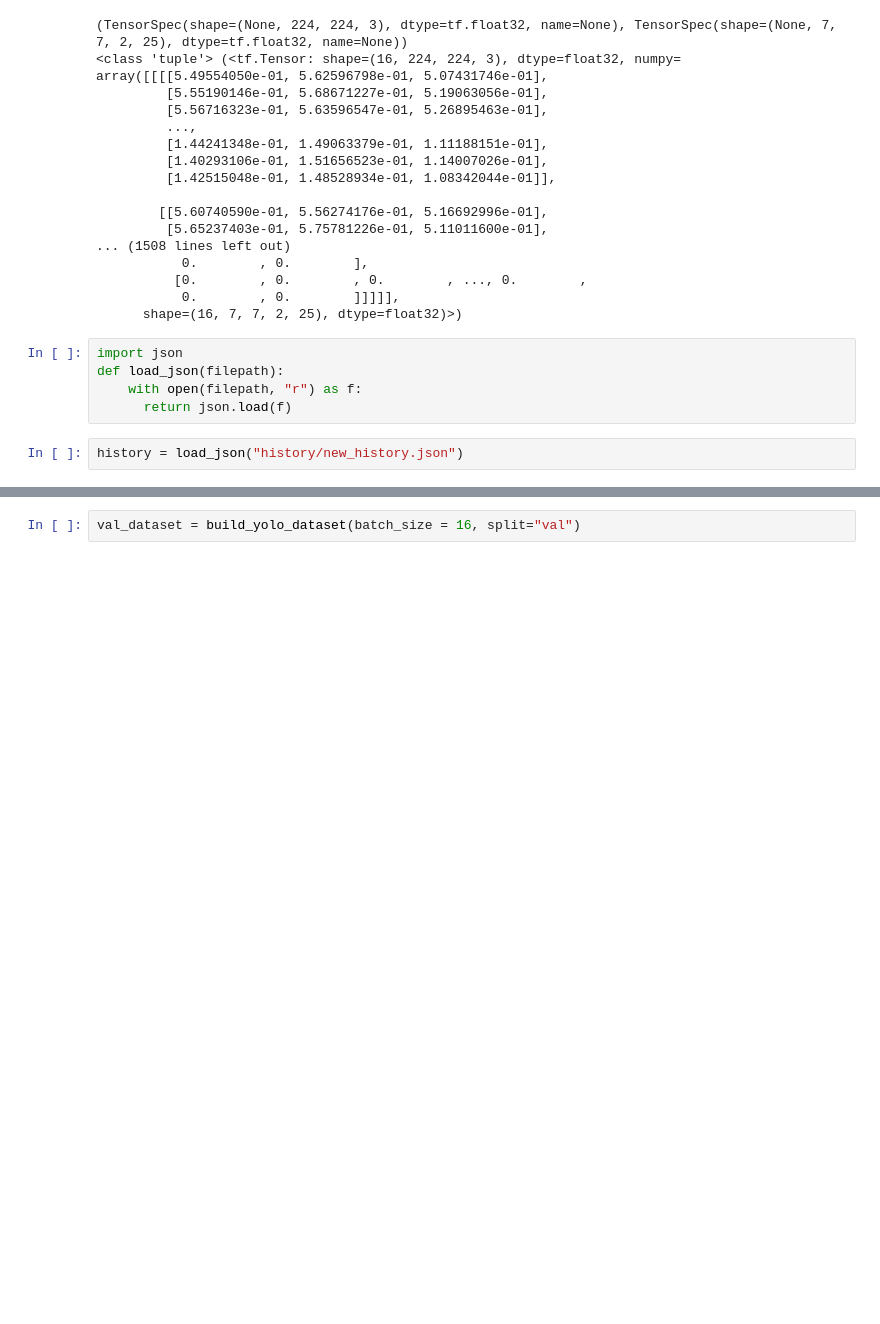
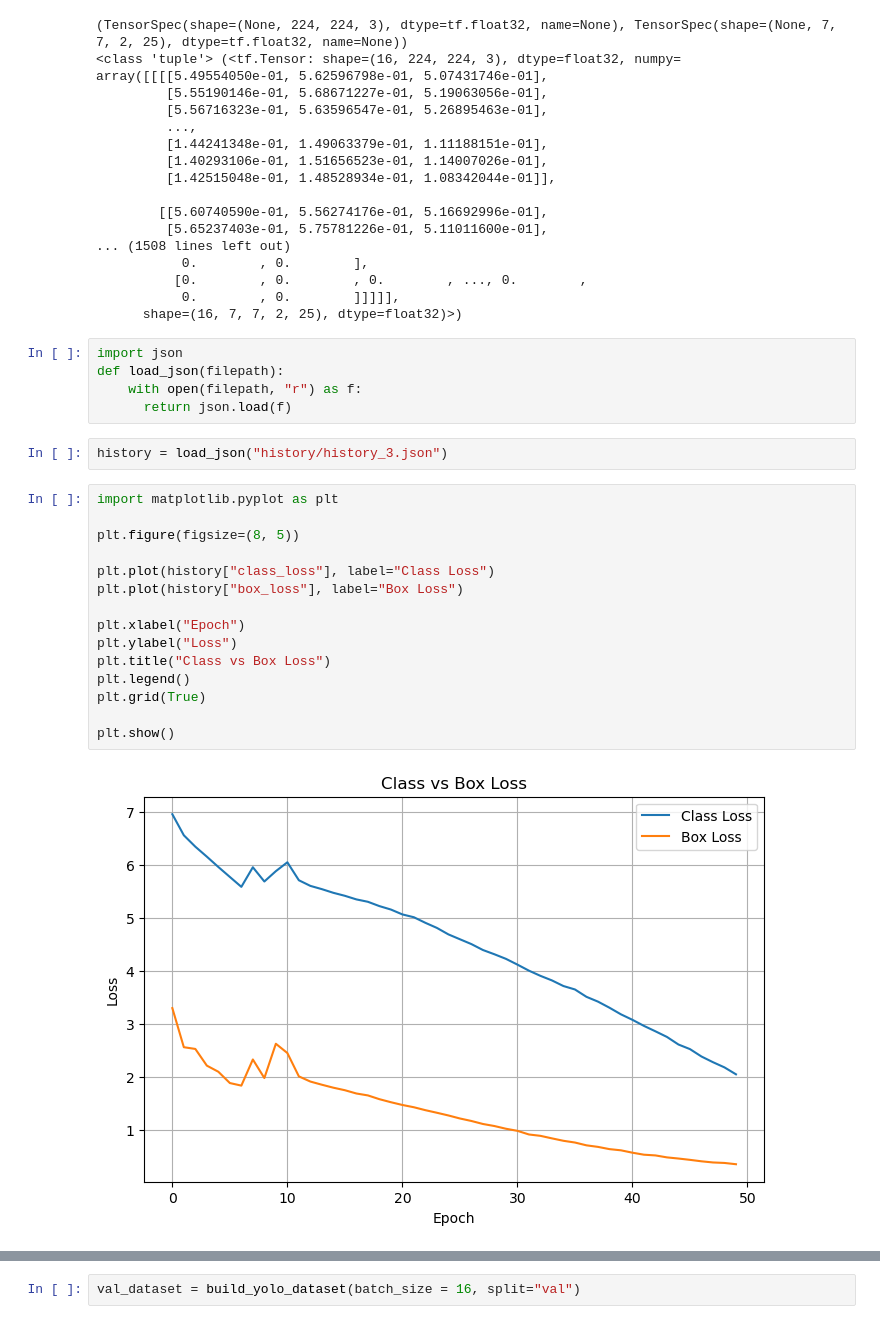
Before and after one commit to Kaizen0AI/yolo-from-scratch-tensorflow, a Jupyter notebook: training.ipynb, the cells around one changed output, grey strips where cells are left out. Saved outputs shown, nothing was run; the diff lists cells and outputs as text; blank space fills up the shorter version.

```diff
--- a/training.ipynb
+++ b/training.ipynb
@@ -128,7 +128,24 @@ def load_json(filepath):
     with open(filepath, "r") as f:
       return json.load(f)
 # %%
-history = load_json("history/new_history.json")
+history = load_json("history/history_3.json")
+# %%
+import matplotlib.pyplot as plt
+
+plt.figure(figsize=(8, 5))
+
+plt.plot(history["class_loss"], label="Class Loss")
+plt.plot(history["box_loss"], label="Box Loss")
+
+plt.xlabel("Epoch")
+plt.ylabel("Loss")
+plt.title("Class vs Box Loss")
+plt.legend()
+plt.grid(True)
+
+plt.show()
+# %% [output]
+[figure, added]
 # %%
 import matplotlib.pyplot as plt
 fig, axes = plt.subplots(1,1, figsize=(6,6))
```
Also changed, not shown: parts of 1 cell of this notebook, 5 other files.
